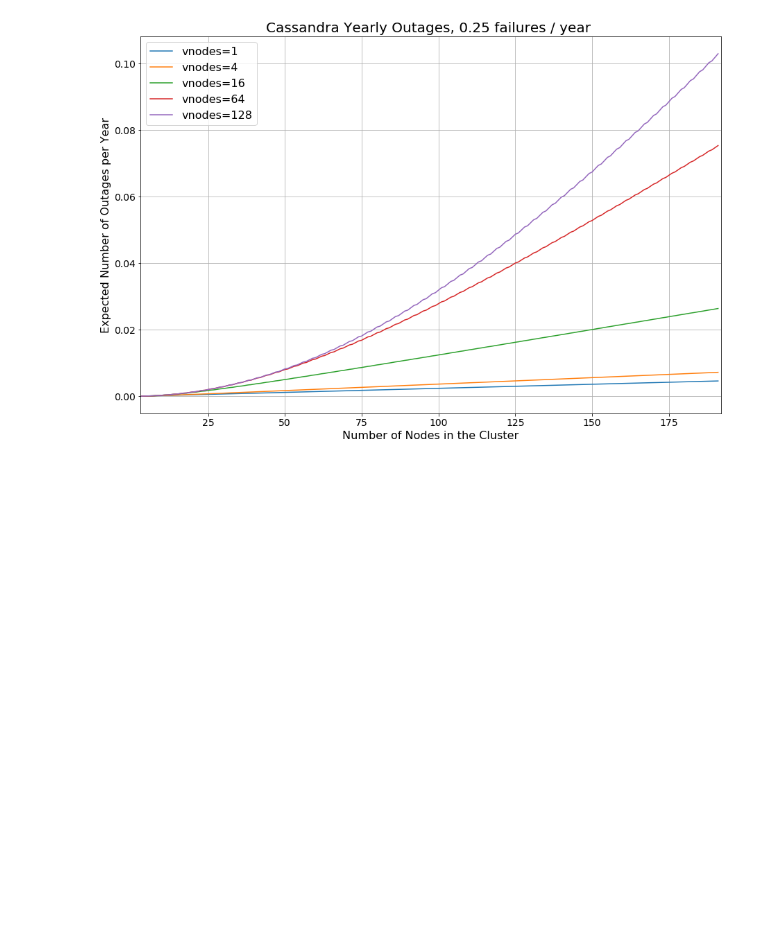
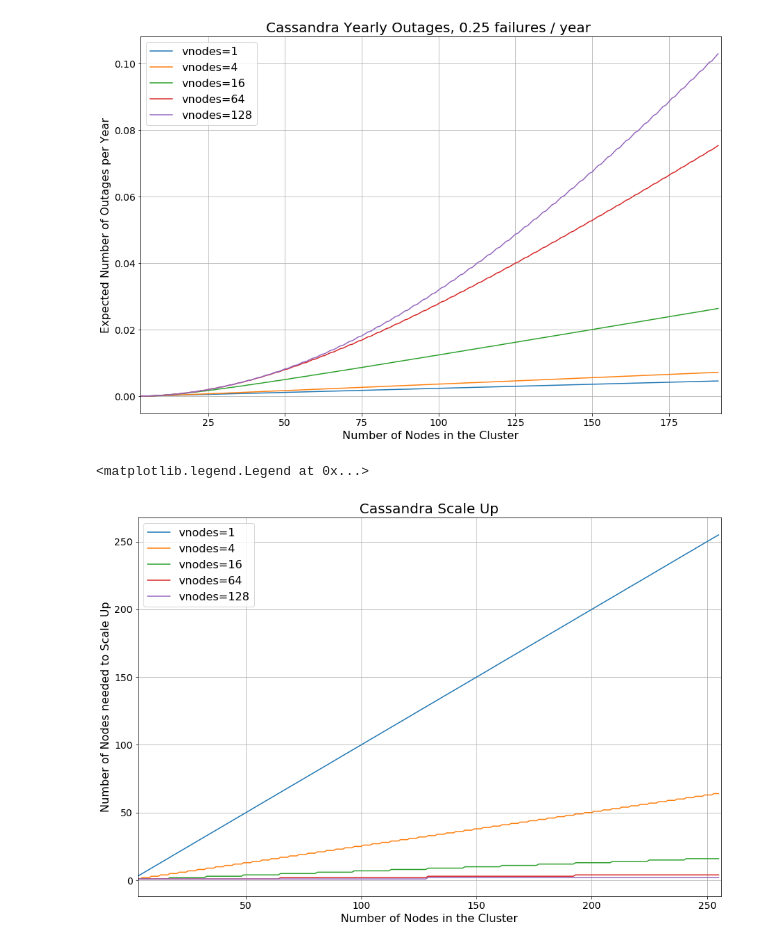
Before and after one commit to jolynch/performance-analysis, a Jupyter notebook: notebooks/cassandra_availability/cassandra_availability.ipynb, the cells around one changed output. Saved outputs shown, nothing was run; the diff lists cells and outputs as text; code cells hidden in the pictures; blank space fills up the shorter version.

Commit message:
Final version of cassandra_availability

```diff
--- a/notebooks/cassandra_availability/cassandra_availability.ipynb
+++ b/notebooks/cassandra_availability/cassandra_availability.ipynb
@@ -142,6 +142,27 @@ plt.legend(fontsize=16)
 # %% [output]
 <matplotlib.legend.Legend at 0x...>
 [figure]
+# %%
+# Observe impact of vnodes on Scale Up Balancing
+plt.figure(figsize=(15,10))
+plt.title("Cassandra Scale Up",fontsize=20)
+plt.ylabel("Number of Nodes needed to Scale Up", fontsize=16)
+plt.xlabel("Number of Nodes in the Cluster", fontsize=16)
+plt.gca().grid(True)
+plt.tick_params(axis='both', which='major', labelsize=14)
+
+num_vnodes = (1, 4, 16, 64, 128)
+num_nodes = range(3, 256)
+for v in num_vnodes:
+    scale_up = [math.ceil(float(n) / v) for n in num_nodes]
+    plt.plot(num_nodes, scale_up, label="vnodes={0}".format(v))
+
+plt.xlim(3, 256)
+
+plt.legend(fontsize=16)
+# %% [output]
+<matplotlib.legend.Legend at 0x...>
+[figure, added]
 # %%
 import itertools
 import random
```
Also changed, not shown: parts of 1 cell of this notebook.
